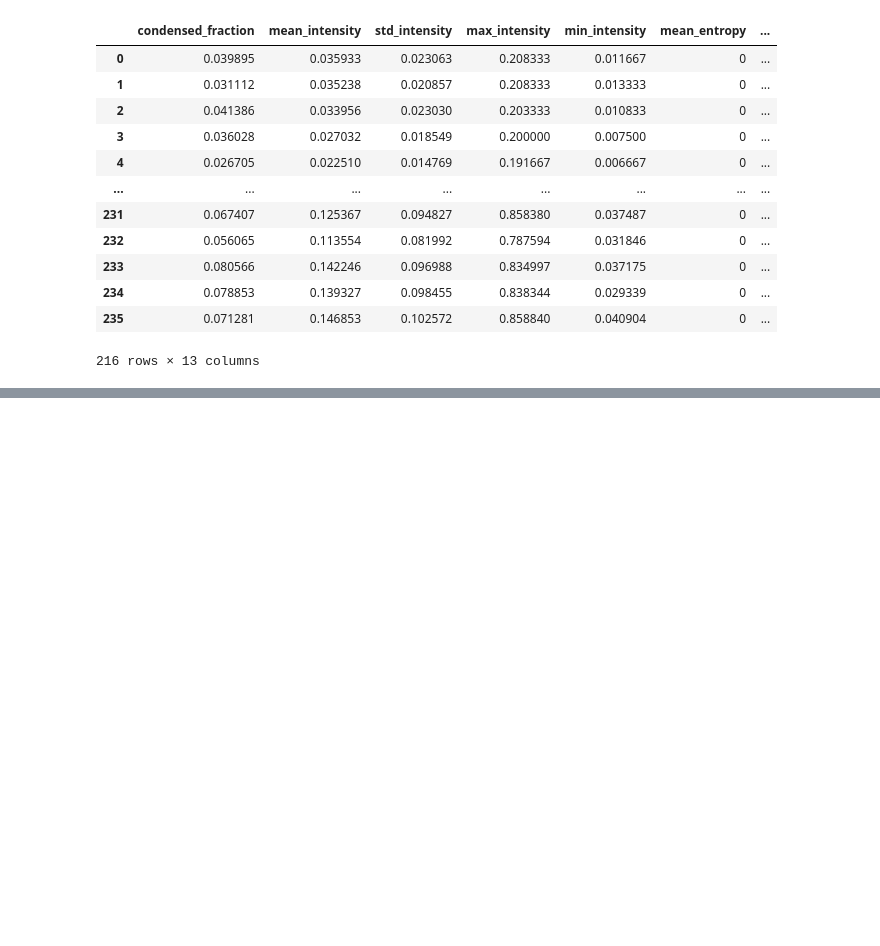
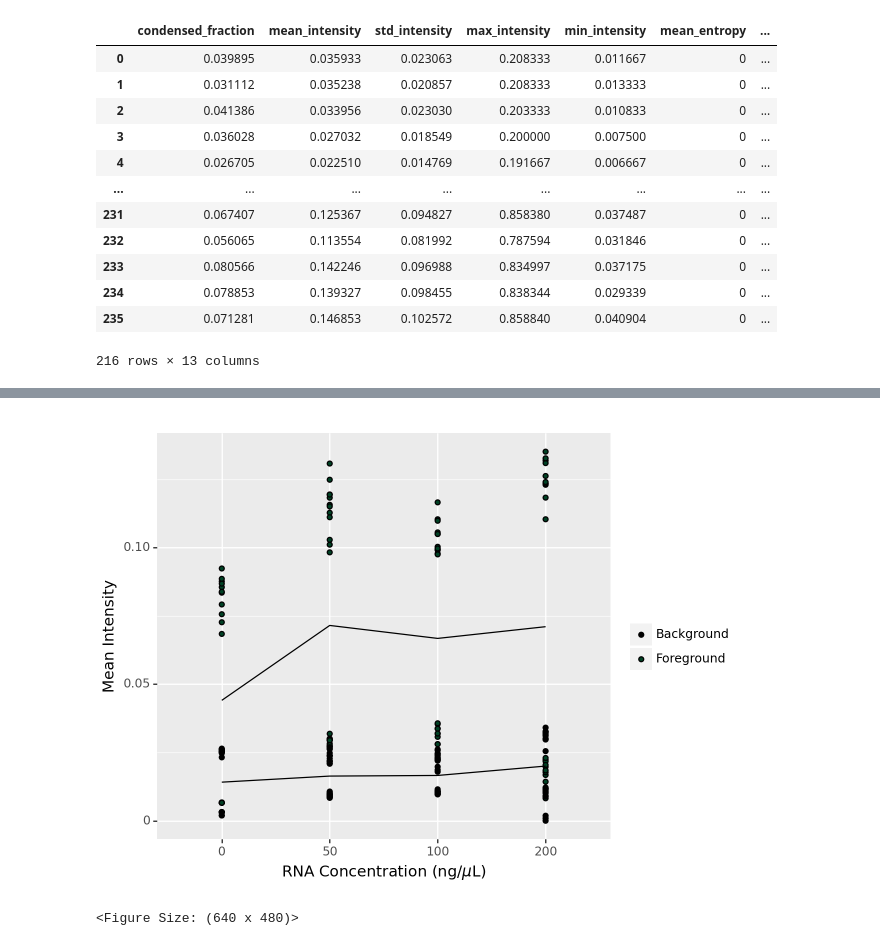
Before and after one commit to dlejeune/llps_analysis, a Jupyter notebook: new_analysis_notebook.ipynb, the cells around one changed output, grey strips where cells are left out. Drawn from its saved outputs; the diff is of its cells as text; code cells hidden in the pictures; blank space fills up the shorter version.

```diff
--- a/new_analysis_notebook.ipynb
+++ b/new_analysis_notebook.ipynb
@@ -317,5 +745,5 @@ rna_tfiib_cf
 # %%
-temp = rna_tfiib_cf.melt(id_vars=["dir_name"], value_vars=["mean_fg_intensity", "mean_bg_intensity"])
+temp = dna_tfiib_cf.melt(id_vars=["dir_name"], value_vars=["mean_fg_intensity", "mean_bg_intensity"])
 temp.loc[temp["variable"] == "mean_fg_intensity", "variable"] = "Foreground"
 temp.loc[temp["variable"] == "mean_bg_intensity", "variable"] = "Background"
 temp = temp.reset_index()
@@ -329,14 +757,19 @@ temp["std_err"] = temp["std"] / np.sqrt(temp["count"])
 temp["mean_plus_two_std_errs"] = temp["mean"] + 2 * temp["std_err"]
 temp["mean_minus_two_std_errs"] = temp["mean"] - 2 * temp["std_err"]
 # %%
-(
-        pn.ggplot(temp, pn.aes(x="dir_name", y="mean", color="variable"))
+plot = (
+        pn.ggplot(temp, pn.aes(x="dir_name", y="value", fill="variable"))
         + pn.geom_point()
-        # + pn.geom_line(pn.aes(group="variable"))
-        + pn.geom_errorbar(pn.aes(ymin="mean_minus_two_std_errs", ymax="mean_plus_two_std_errs"), width=0.2)
-        + pn.geom_smooth(pn.aes(group="variable"), method="lm")
+        + pn.geom_line(pn.aes(y="mean", group="variable"))
+        # + pn.geom_errorbar(pn.aes(ymin="mean_minus_two_std_errs", ymax="mean_plus_two_std_errs"), width=0.2)
+        # + pn.geom_smooth(pn.aes(group="variable"), method="lm")
         + pn.labs(x="RNA Concentration (ng/$\mu$L)", y="Mean Intensity", color="", fill="",
-                  shape="",
-                  caption="Mean Foreground and Background intensities as RNA is titrated into HsTFIIB FL.\nMean of ten datapoints with error bars showing 2 standard errors from the mean")
+                  shape="")
+        + pn.scale_fill_manual(values=["#000000", "#004225"])
 
 )
+
+plot
+# %% [output]
+[figure, added]
+<Figure Size: (640 x 480)>
```
Also changed, not shown: parts of 61 cells of this notebook.
